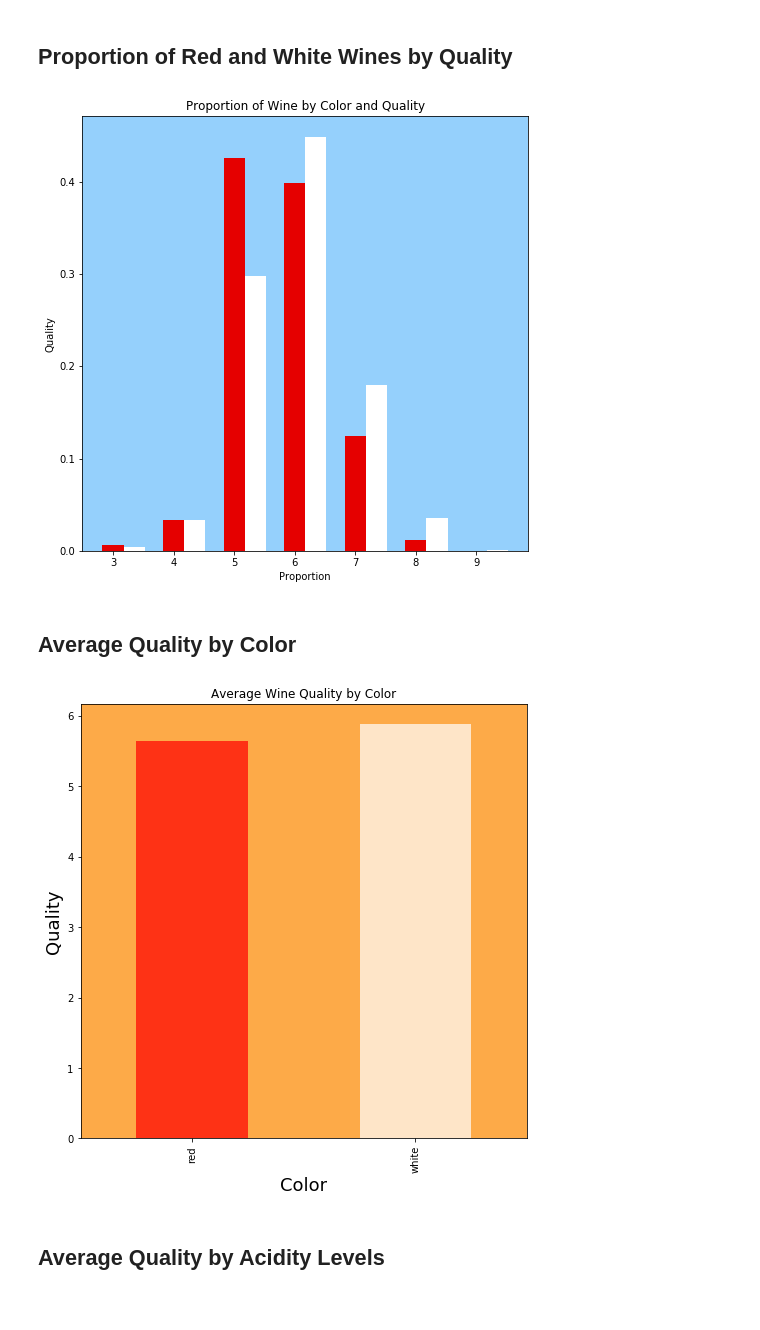
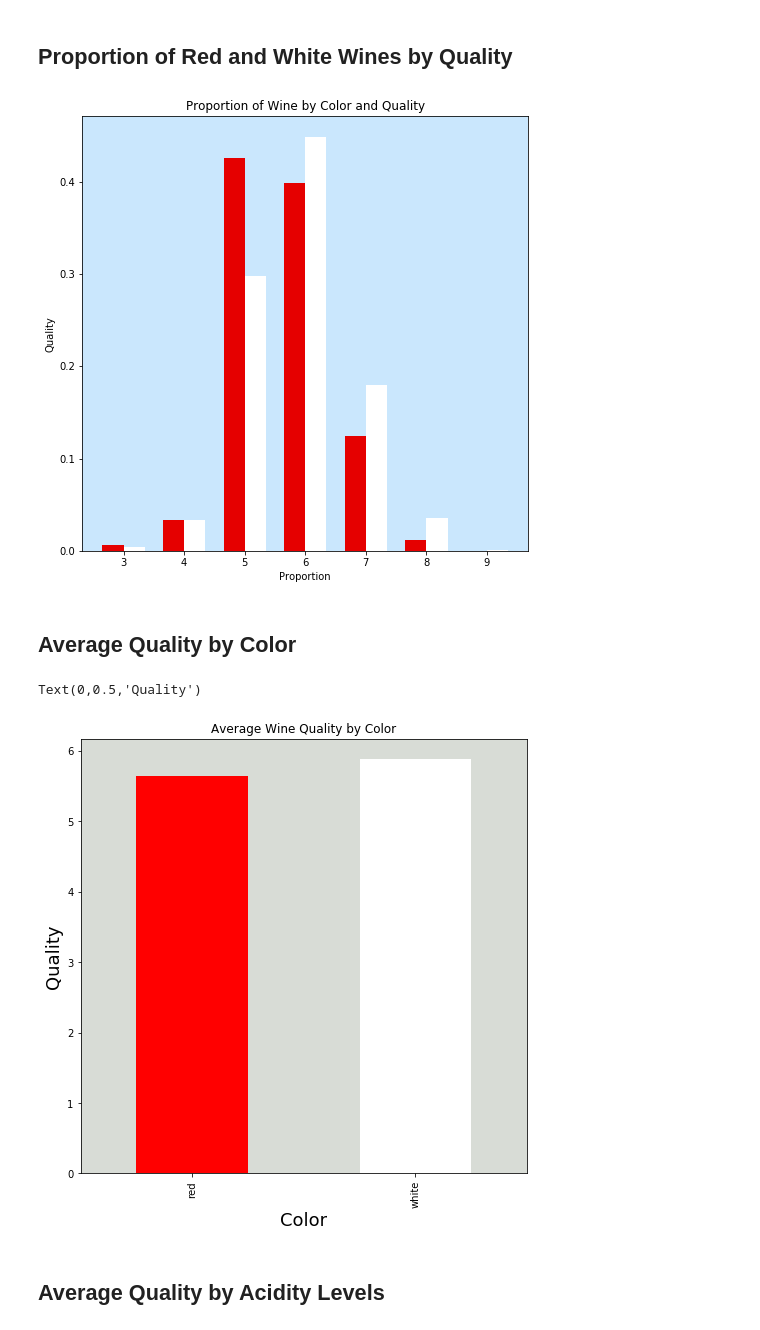
Before and after one commit to gaurav-aiml/Wine-Data-Analysis., a Jupyter notebook: Wine Samples Data Analysis.ipynb, the cells around one changed output. Cells and saved outputs as stored; diff of their text form; code cells hidden in the pictures.

```diff
--- a/Wine Samples Data Analysis.ipynb
+++ b/Wine Samples Data Analysis.ipynb
@@ -165,6 +165,8 @@ width = 0.35
 # %%
 fig,ax=plt.subplots(figsize=(8,8))
 ax.set_facecolor('xkcd:light blue')
+ax.patch.set_alpha(0.5)
+
 
 plt.bar(ind,red_proportion,width,color='xkcd:red',label='Red Wine') #red bars
 plt.bar(ind+width,white_proportion,width,color='xkcd:white',label='White Wine')#white bars
@@ -173,25 +175,26 @@ plt.title("Proportion of Wine by Color and Quality")
 plt.xlabel("Proportion")
 plt.ylabel("Quality")
 
-locations = (ind+width)/2
+locations = ind+width/2
 labels=[3,4,5,6,7,8,9]
-plt.xticks(ind,labels);
+plt.xticks(locations,labels);
 # %% [output]
-[figure, old version]
+[figure, new version]
 # %% [markdown]
 ## Average Quality by Color
 # %%
 color_mean=wine_df.groupby('color')['quality'].mean()
-color_mean.plot(kind='bar',figsize=(8,8),title='Average Wine Quality by Color', color=colors, alpha=0.7)
+fig,ax=plt.subplots()
+ax.set_facecolor("xkcd:light gray")
 
 colors=['red','white']
+color_mean.plot(kind='bar',figsize=(8,8),title='Average Wine Quality by Color', color=colors)
 
-fig, ax = plt.subplots()
 plt.xlabel("Color",fontsize=18)
 plt.ylabel("Quality",fontsize=18)
-ax.set_facecolor('xkcd:light orange');
 # %% [output]
+Text(0,0.5,'Quality')
-[figure, old version]
+[figure, new version]
 # %% [markdown]
 ## Average Quality by Acidity Levels
 # %%
```
Also changed, not shown: parts of 1 cell of this notebook.
